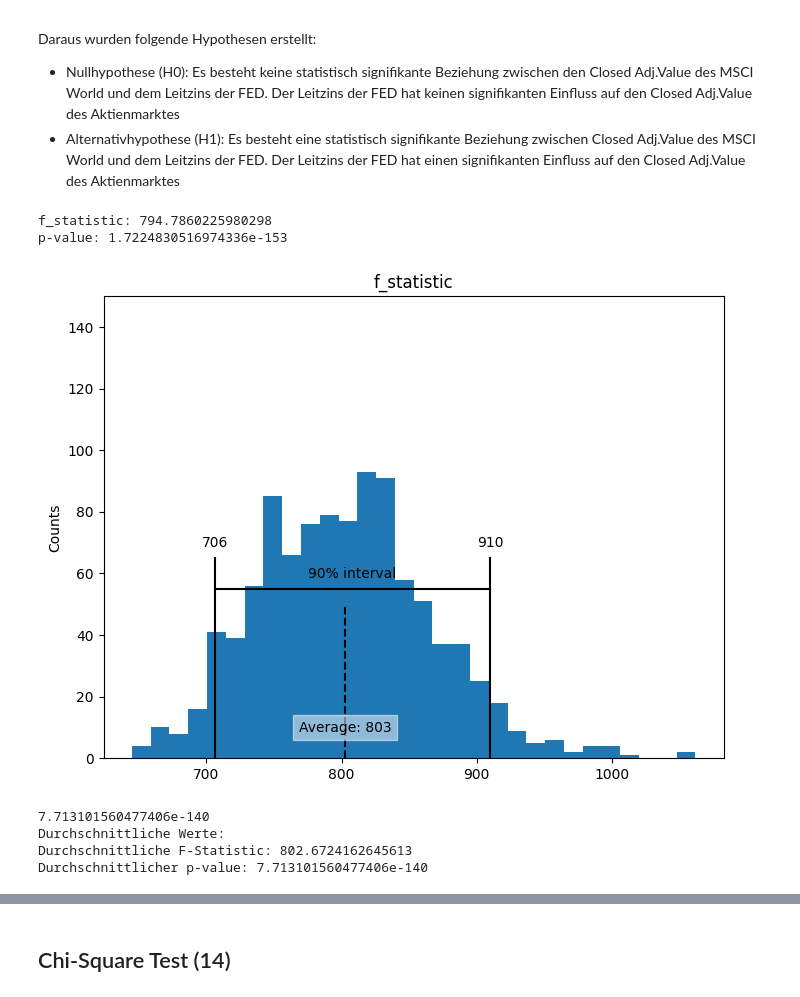
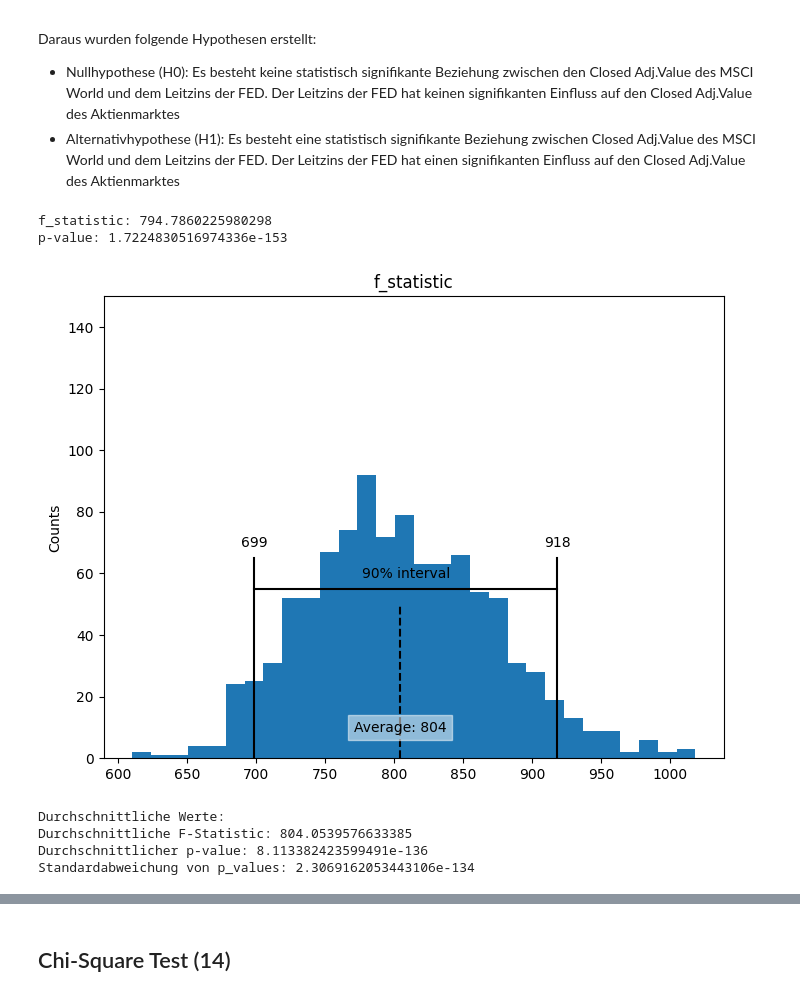
Before and after one commit to FalcarDE/ss_2032_stonks_data_science, a Jupyter notebook: Chapter 2 - Modelling and Evaluation - Analyse.ipynb, the cells around one changed output, grey strips where cells are left out. Drawn from its saved outputs; the diff is of its cells as text; code cells hidden in the pictures.

Commit message:
Standardabweichung Hyp-Test + Erstellung Konfidenzintervalle der MLR-Koeffizienten

```diff
--- a/Chapter 2 - Modelling and Evaluation - Analyse.ipynb
+++ b/Chapter 2 - Modelling and Evaluation - Analyse.ipynb
@@ -202,44 +175,41 @@ for sample in bootstrap_samples:
 # Durchschnitt der F-Statistik und des p-Wertes berechnen
 f_statistic_avg = np.mean([result.statistic for result in anova_results])
 p_value_avg = np.mean([result.pvalue for result in anova_results])
-
+p_value_std = np.std([result.pvalue for result in anova_results])
 
 # Bootstrap-Konfidenzintervall-Diagramm
 results = pd.Series([result.statistic for result in anova_results])
 
 confidence_interval = list(results.quantile([0.05, 0.95]))
 
 ax = results.plot.hist(bins=30, figsize=(8, 6))
 ax.plot(confidence_interval, [55, 55], color='black')
 for x in confidence_interval:
     ax.plot([x, x], [0, 65], color='black')
     ax.text(x, 70, f'{x:.0f}',
             horizontalalignment='center', verticalalignment='center')
 ax.text(sum(confidence_interval) / 2, 60, '90% interval',
         horizontalalignment='center', verticalalignment='center')
 
 ax.plot([f_statistic_avg, f_statistic_avg], [0, 50], color='black', linestyle='--')
 ax.text(f_statistic_avg, 10, f'Average: {f_statistic_avg:.0f}',
         bbox=dict(facecolor='white', edgecolor='white', alpha=0.5),
         horizontalalignment='center', verticalalignment='center')
 
 ax.set_ylim(0, 150)
 ax.set_ylabel('Counts')
 ax.set_title('f_statistic')
 plt.show()
 
-# Ergebnisse anzeigen
-print()
-print(p_value_avg)
-
 print("Durchschnittliche Werte:")
 print("Durchschnittliche F-Statistic:", f_statistic_avg)
 print("Durchschnittlicher p-value:", p_value_avg)
+print("Standardabweichung von p_values:", p_value_std)
 # %% [output]
 f_statistic: 794.7860225980298
 p-value: 1.7224830516974336e-153
-[figure, old version]
+[figure, new version]
-7.713101560477406e-140
 Durchschnittliche Werte:
-Durchschnittliche F-Statistic: 802.6724162645613
-Durchschnittlicher p-value: 7.713101560477406e-140
+Durchschnittliche F-Statistic: 804.0539576633385
+Durchschnittlicher p-value: 8.113382423599491e-136
+Standardabweichung von p_values: 2.3069162053443106e-134
```
Also changed, not shown: parts of 8 cells of this notebook, 1 other file.
